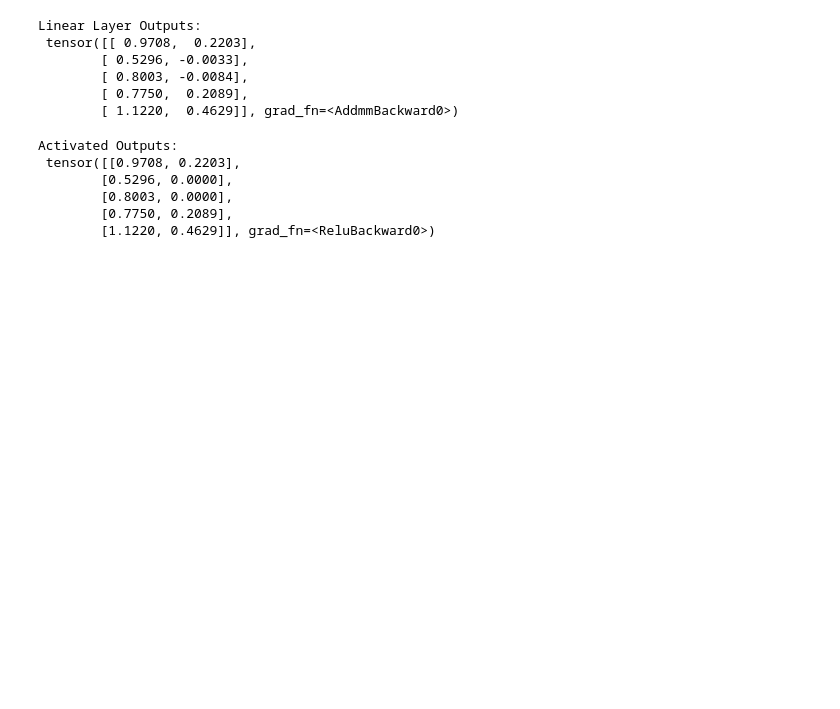
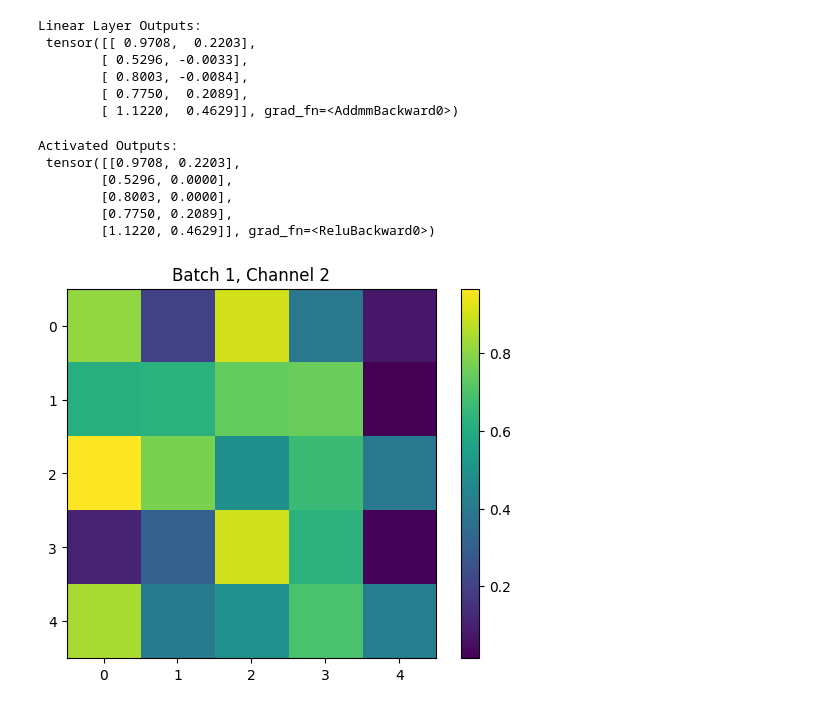
Before and after one commit to santoshtiwari41/Tensors-in-pytorch, a Jupyter notebook: Tensors_pytorch.ipynb, the cells around one changed output. Cells and saved outputs as stored; diff of their text form; code cells hidden in the pictures; blank space fills up the shorter version.

Commit message:
visualize 4d tensors

```diff
--- a/Tensors_pytorch.ipynb
+++ b/Tensors_pytorch.ipynb
@@ -238,0 +241,23 @@ Activated Outputs:
+# %%
+#Method 1: Visualize 2D Slices of the Tensor
+
+import torch
+import matplotlib.pyplot as plt
+
+# Create a random 4D tensor (e.g., [Batch, Channels, Height, Width])
+tensor_4d = torch.rand(3, 4, 5, 5)  # [3 batches, 4 channels, 5x5 spatial dimensions]
+
+# Select a specific batch and channel
+batch_idx = 1
+channel_idx = 2
+
+# Extract the 2D slice for the chosen batch and channel
+slice_2d = tensor_4d[batch_idx, channel_idx]
+
+# Visualize the 2D slice
+plt.imshow(slice_2d.numpy(), cmap="viridis")
+plt.colorbar()
+plt.title(f"Batch {batch_idx}, Channel {channel_idx}")
+plt.show()
+# %% [output]
+[figure, added]
```
Also changed, not shown: parts of 3 cells of this notebook.
